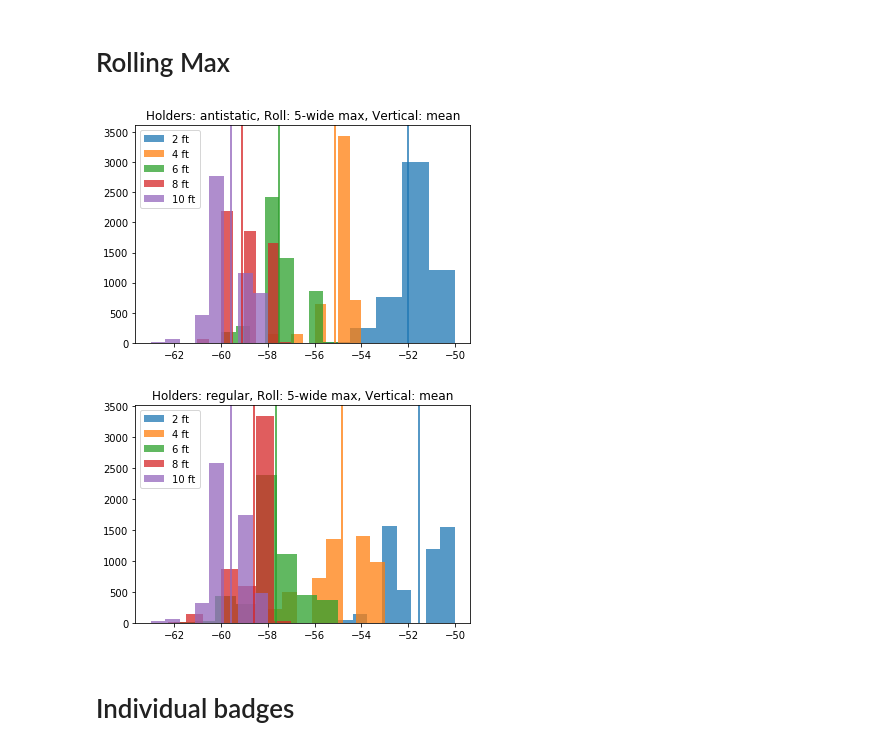
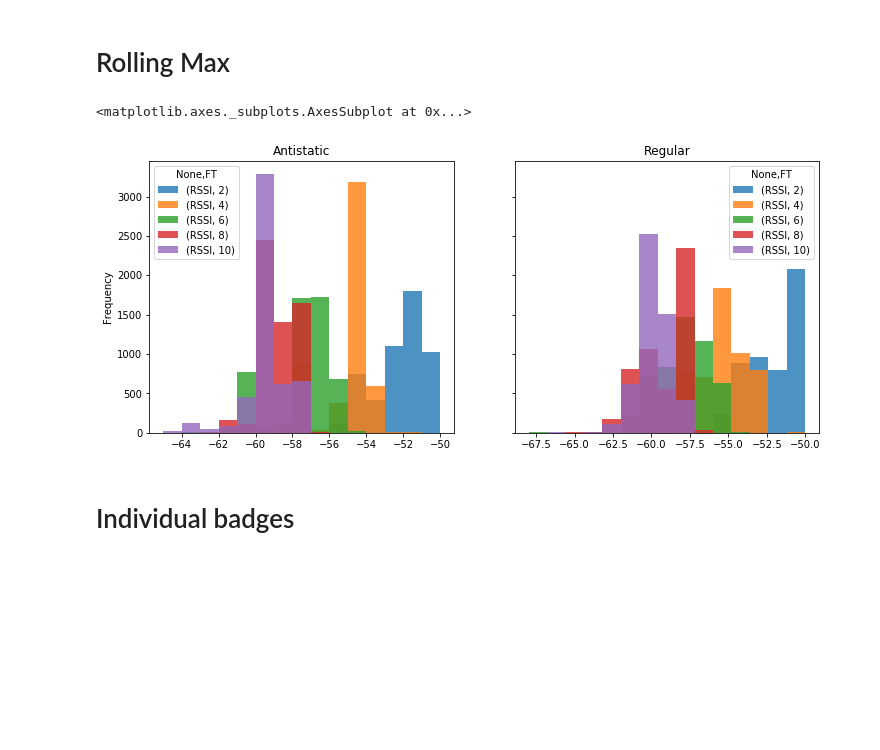
Before and after one commit to HumanDynamics/openbadge, a Jupyter notebook: holderTests/holder_analysis.ipynb, the cells around one changed output. Saved outputs shown, nothing was run; the diff lists cells and outputs as text; code cells hidden in the pictures; blank space fills up the shorter version.

```diff
--- a/holderTests/holder_analysis.ipynb
+++ b/holderTests/holder_analysis.ipynb
@@ -143,10 +86,14 @@ plot_all_distances(holders="regular", roll=(WINDOW_SIZE, "mean"), vert="mean")
 # %% [markdown]
 # Rolling Max
-# %%
-plot_all_distances(holders="antistatic", roll=(WINDOW_SIZE, "max"), vert="mean")
-plot_all_distances(holders="regular", roll=(WINDOW_SIZE, "max"), vert="mean")
-# %% [output]
-[figure, removed]
-[figure, removed]
+# %%
+roll_max0 = data.loc["antistatic"].groupby("MAC").rolling(5).max().drop(columns=["MAC", "DATETIME"]).unstack(level="FT")
+roll_max1 = data.loc["regular"].groupby("MAC").rolling(5).max().drop(columns=["MAC", "DATETIME"]).unstack(level="FT")
+
+fig, axes = plt.subplots(nrows=1, ncols=2, figsize=(12,5), sharey=True)
+roll_max0.plot(ax=axes[0], kind='hist', bins=15, alpha=.8, title="Antistatic")
+roll_max1.plot(ax=axes[1], kind='hist', bins=15, alpha=.8, title="Regular")
+# %% [output]
+<matplotlib.axes._subplots.AxesSubplot at 0x...>
+[figure, added]
 # %% [markdown]
 # Individual badges
```
Also changed, not shown: parts of 29 cells of this notebook, 10 other files.
